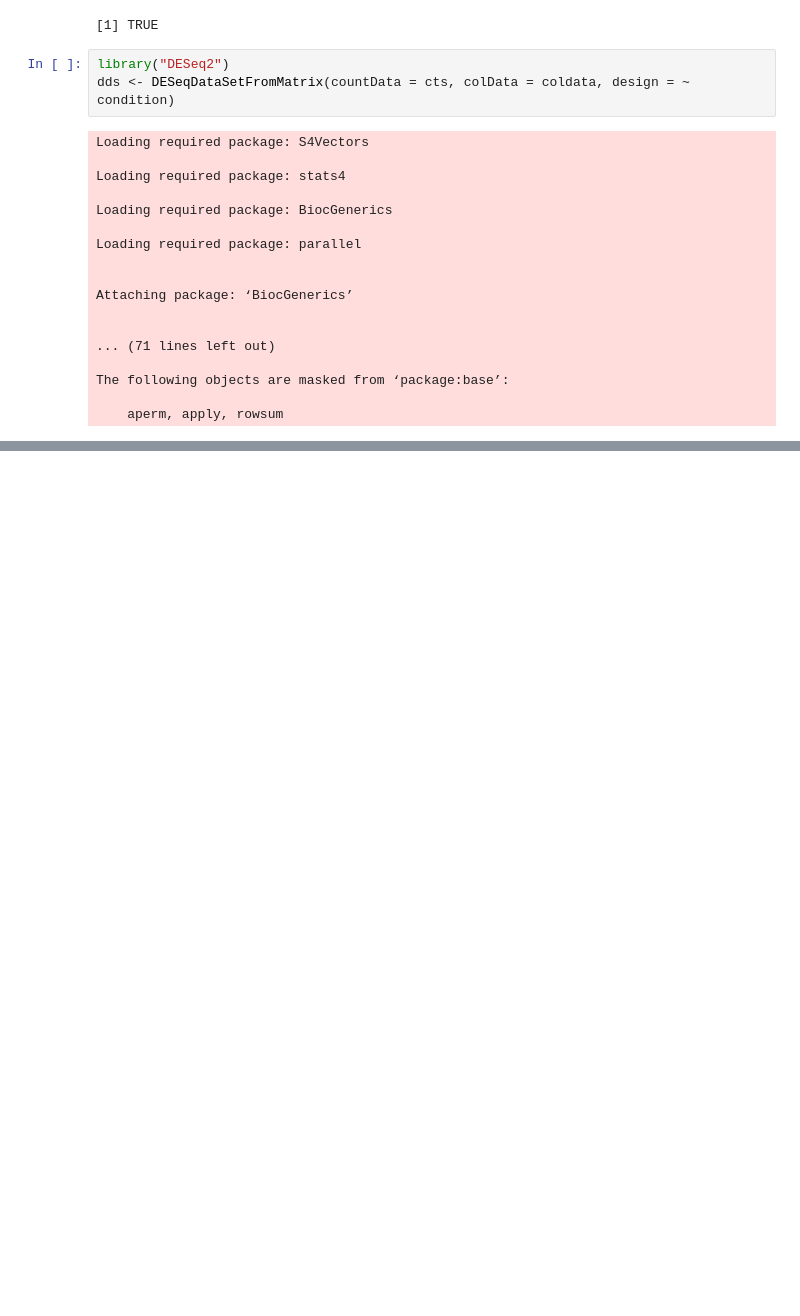
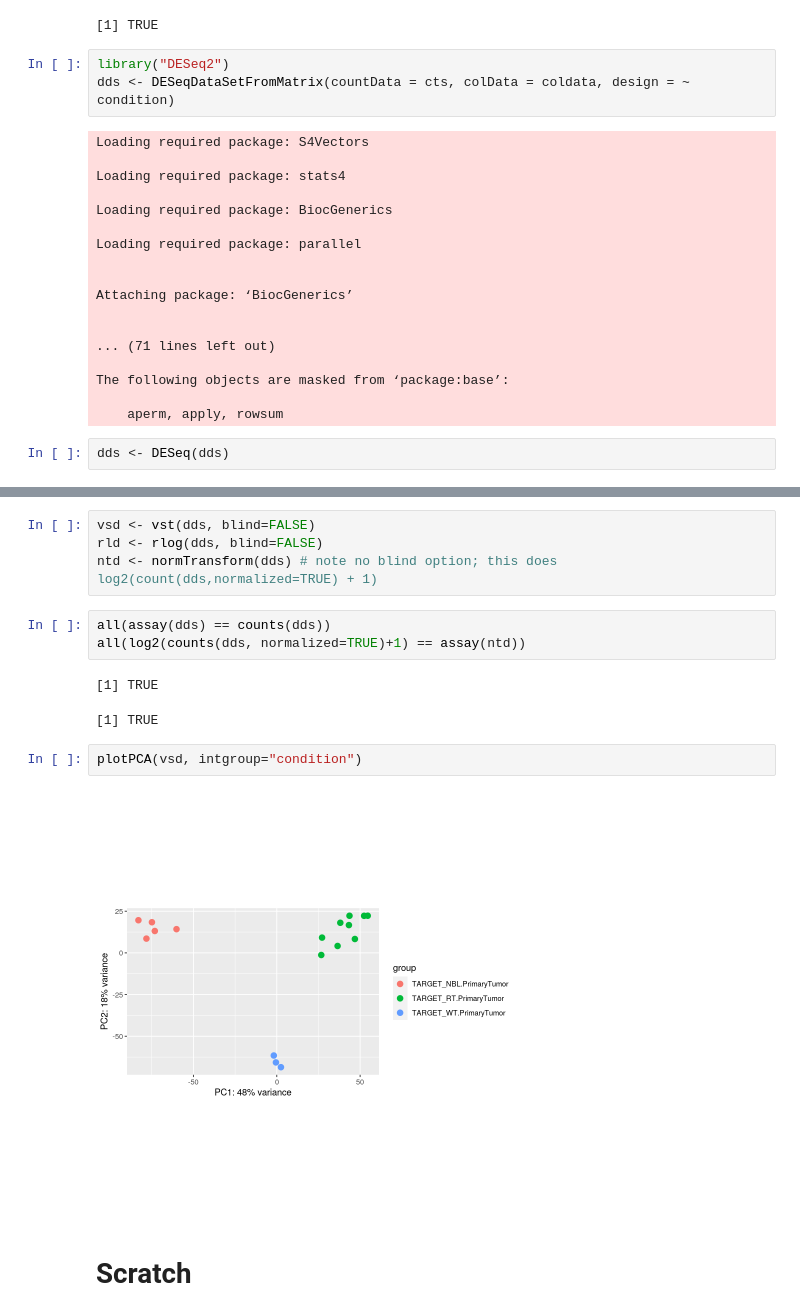
Before and after one commit to andrew-weisman/target_classification, a Jupyter notebook: main_r.ipynb, the cells around one changed output, grey strips where cells are left out. Cells and saved outputs as stored; diff of their text form; blank space fills up the shorter version.

```diff
--- a/main_r.ipynb
+++ b/main_r.ipynb
@@ -33,3 +35,5 @@ Attaching package: ‘BiocGenerics’
 The following objects are masked from ‘package:base’:
 
     aperm, apply, rowsum
+# %%
+dds <- DESeq(dds)
@@ -35,0 +60,16 @@ The following objects are masked from ‘package:base’:
+# %%
+vsd <- vst(dds, blind=FALSE)
+rld <- rlog(dds, blind=FALSE)
+ntd <- normTransform(dds) # note no blind option; this does log2(count(dds,normalized=TRUE) + 1)
+# %%
+all(assay(dds) == counts(dds))
+all(log2(counts(dds, normalized=TRUE)+1) == assay(ntd))
+# %% [output]
+[1] TRUE
+[1] TRUE
+# %%
+plotPCA(vsd, intgroup="condition")
+# %% [output]
+[figure, added]
+# %% [markdown]
+# Scratch
```
Also changed, not shown: parts of 43 cells of this notebook.
